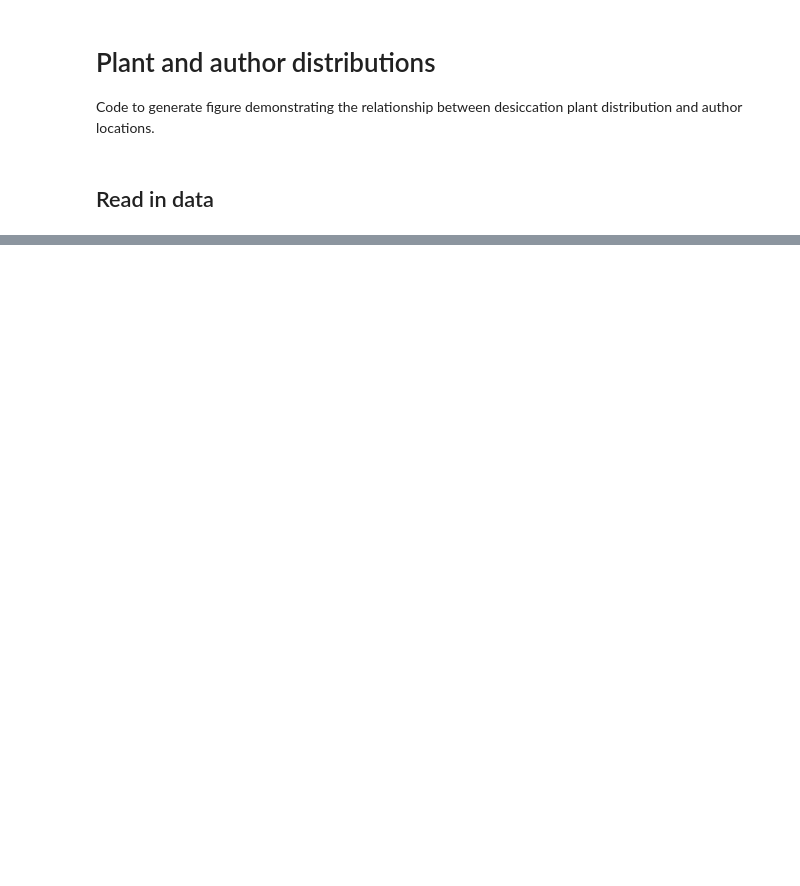
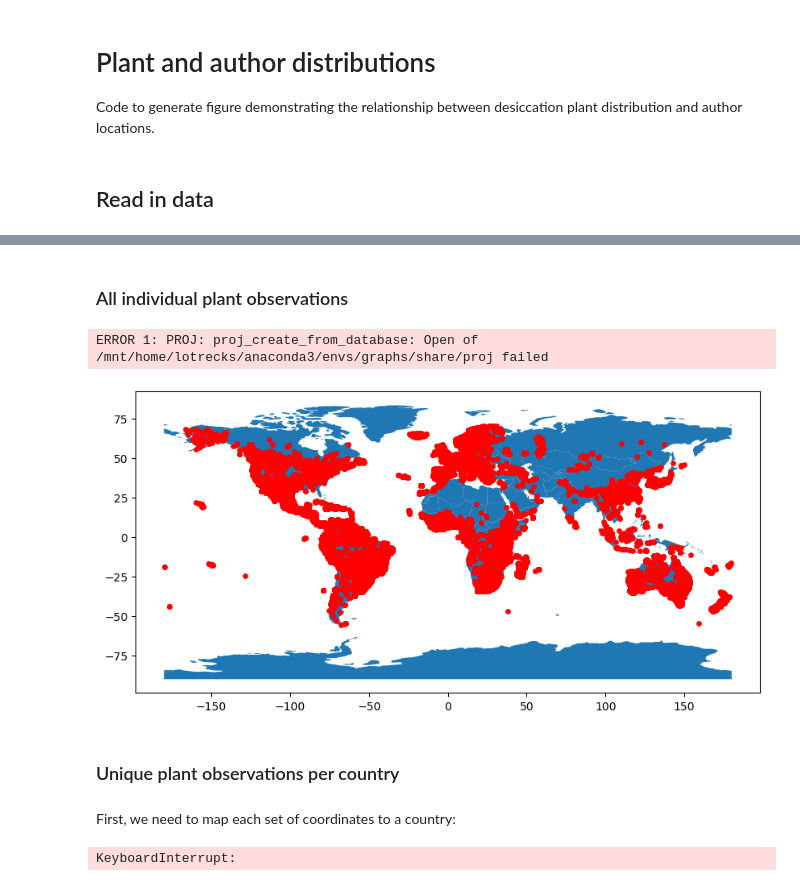
Before and after one commit to serenalotreck/desiccation-network, a Jupyter notebook: notebooks/plant_and_author_distributions.ipynb, the cells around one changed output, grey strips where cells are left out. Drawn from its saved outputs; the diff is of its cells as text; code cells hidden in the pictures; blank space fills up the shorter version.

```diff
--- a/notebooks/plant_and_author_distributions.ipynb
+++ b/notebooks/plant_and_author_distributions.ipynb
@@ -30,0 +48,15 @@ spec_names.head()
+# %% [markdown]
+### All individual plant observations
+# %%
+geometry = [Point(xy) for xy in zip(spec_occ['decimalLongitude'], spec_occ['decimalLatitude'])]
+gdf = GeoDataFrame(spec_occ[['decimalLatitude', 'decimalLongitude']], geometry=geometry)
+
+world = gpd.read_file(gpd.datasets.get_path('naturalearth_lowres'))
+gdf.plot(ax=world.plot(figsize=(10, 6)), marker='o', color='red', markersize=15);
+# %% [output]
+ERROR 1: PROJ: proj_create_from_database: Open of /mnt/home/lotrecks/anaconda3/envs/graphs/share/proj failed
+[figure, added]
+# %% [markdown]
+### Unique plant observations per country
+# %% [markdown]
+First, we need to map each set of coordinates to a country:
@@ -30,0 +69,9 @@ spec_names.head()
+# %%
+observation_addresses = defaultdict(list)
+for spec, latlons in tqdm(latlons.items()):
+    for latlon in latlons:
+        latlon_str = ','.join([str(latlon[0]), str(latlon[1])])
+        country = geolocator.reverse(latlon_str)
+        observation_addresses[spec].append(country.raw['address'])
+# %% [output]
+KeyboardInterrupt:
```
Also changed, not shown: parts of 10 cells of this notebook.
